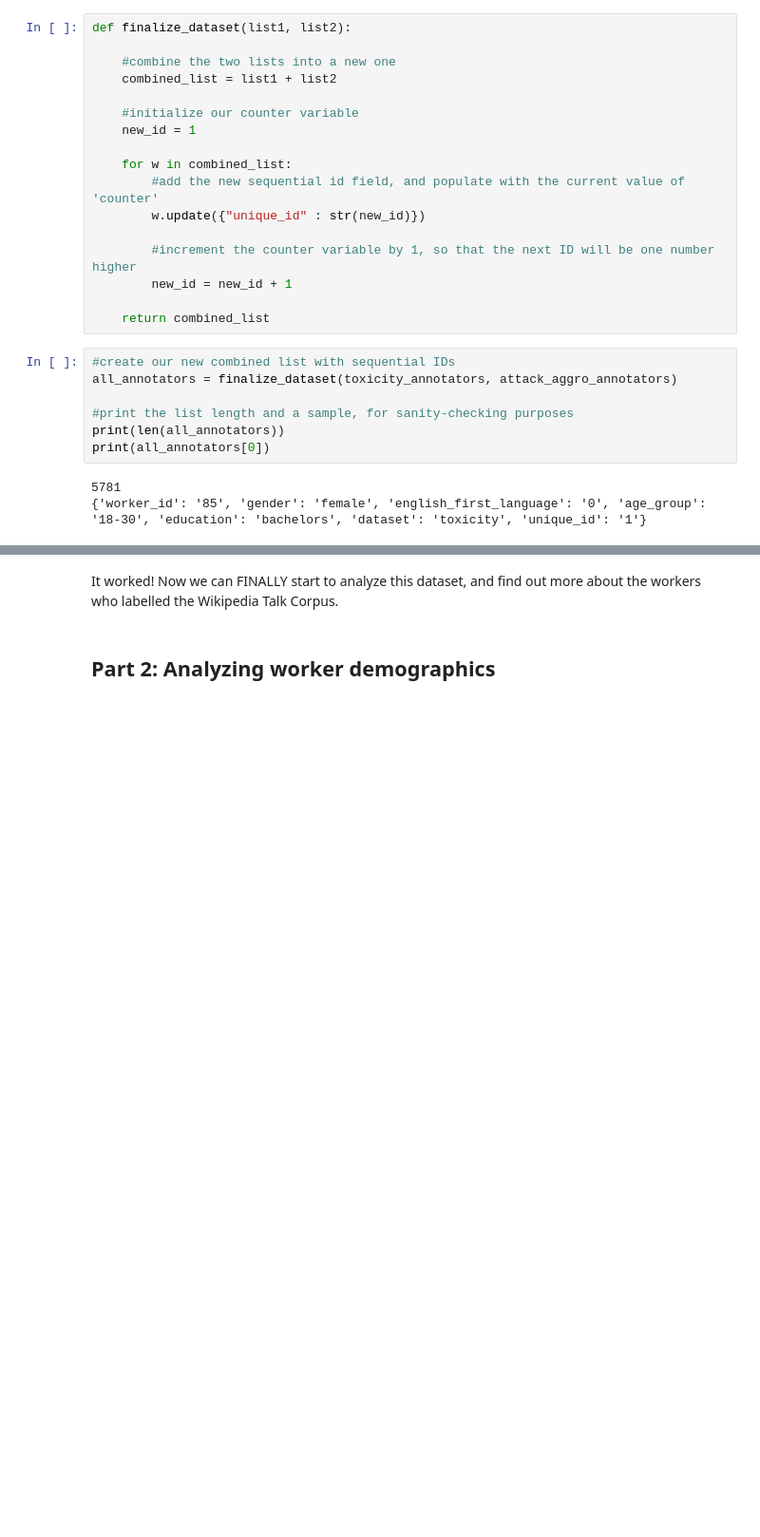
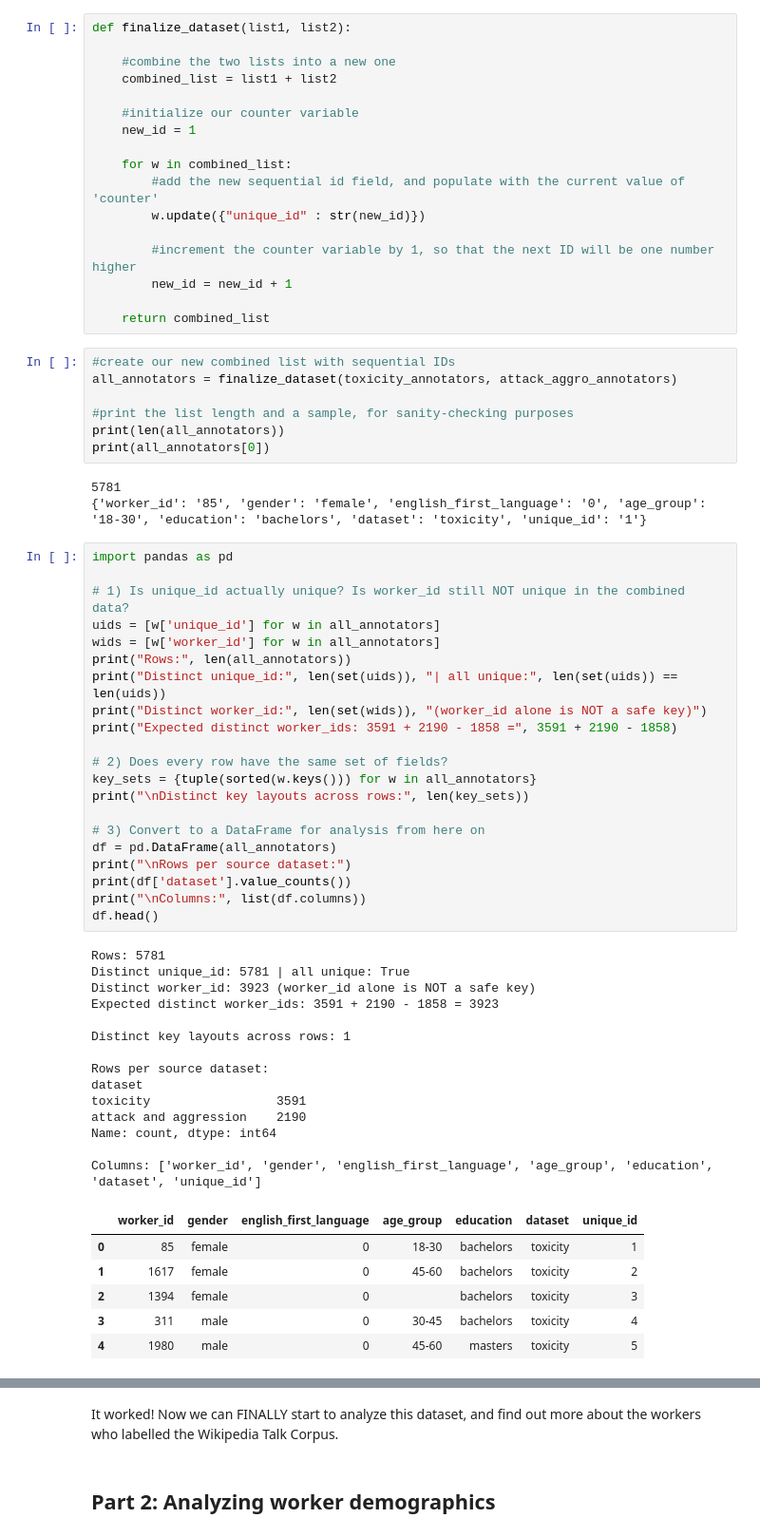
Before and after one commit to ikumar-5/hcde-410-a-123, a Jupyter notebook: A2/hcde410-a2.ipynb, the cells around one changed output, grey strips where cells are left out. Shown at 95% size. Cells and saved outputs as stored; diff of their text form; blank space fills up the shorter version.

```diff
--- a/A2/hcde410-a2.ipynb
+++ b/A2/hcde410-a2.ipynb
@@ -376,3 +547,45 @@ print(all_annotators[0])
 # %% [output]
 5781
 {'worker_id': '85', 'gender': 'female', 'english_first_language': '0', 'age_group': '18-30', 'education': 'bachelors', 'dataset': 'toxicity', 'unique_id': '1'}
+# %%
+import pandas as pd
+
+# 1) Is unique_id actually unique? Is worker_id still NOT unique in the combined data?
+uids = [w['unique_id'] for w in all_annotators]
+wids = [w['worker_id'] for w in all_annotators]
+print("Rows:", len(all_annotators))
+print("Distinct unique_id:", len(set(uids)), "| all unique:", len(set(uids)) == len(uids))
+print("Distinct worker_id:", len(set(wids)), "(worker_id alone is NOT a safe key)")
+print("Expected distinct worker_ids: 3591 + 2190 - 1858 =", 3591 + 2190 - 1858)
+
+# 2) Does every row have the same set of fields?
+key_sets = {tuple(sorted(w.keys())) for w in all_annotators}
+print("\nDistinct key layouts across rows:", len(key_sets))
+
+# 3) Convert to a DataFrame for analysis from here on
+df = pd.DataFrame(all_annotators)
+print("\nRows per source dataset:")
+print(df['dataset'].value_counts())
+print("\nColumns:", list(df.columns))
+df.head()
+# %% [output]
+Rows: 5781
+Distinct unique_id: 5781 | all unique: True
+Distinct worker_id: 3923 (worker_id alone is NOT a safe key)
+Expected distinct worker_ids: 3591 + 2190 - 1858 = 3923
+
+Distinct key layouts across rows: 1
+
+Rows per source dataset:
+dataset
+toxicity                 3591
+attack and aggression    2190
+Name: count, dtype: int64
+
+Columns: ['worker_id', 'gender', 'english_first_language', 'age_group', 'education', 'dataset', 'unique_id']
+|  | worker_id | gender | english_first_language | age_group | education | dataset | unique_id |
+| 0 | 85 | female | 0 | 18-30 | bachelors | toxicity | 1 |
+| 1 | 1617 | female | 0 | 45-60 | bachelors | toxicity | 2 |
+| 2 | 1394 | female | 0 |  | bachelors | toxicity | 3 |
+| 3 | 311 | male | 0 | 30-45 | bachelors | toxicity | 4 |
+| 4 | 1980 | male | 0 | 45-60 | masters | toxicity | 5 |
```
Also changed, not shown: parts of 25 cells of this notebook, 3 other files.
